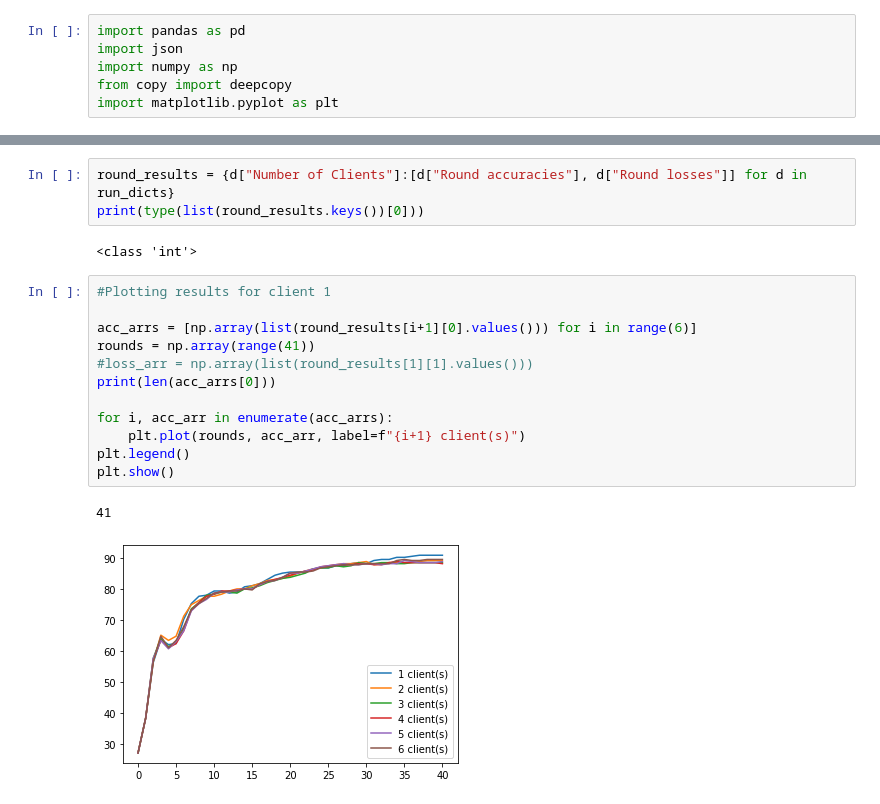
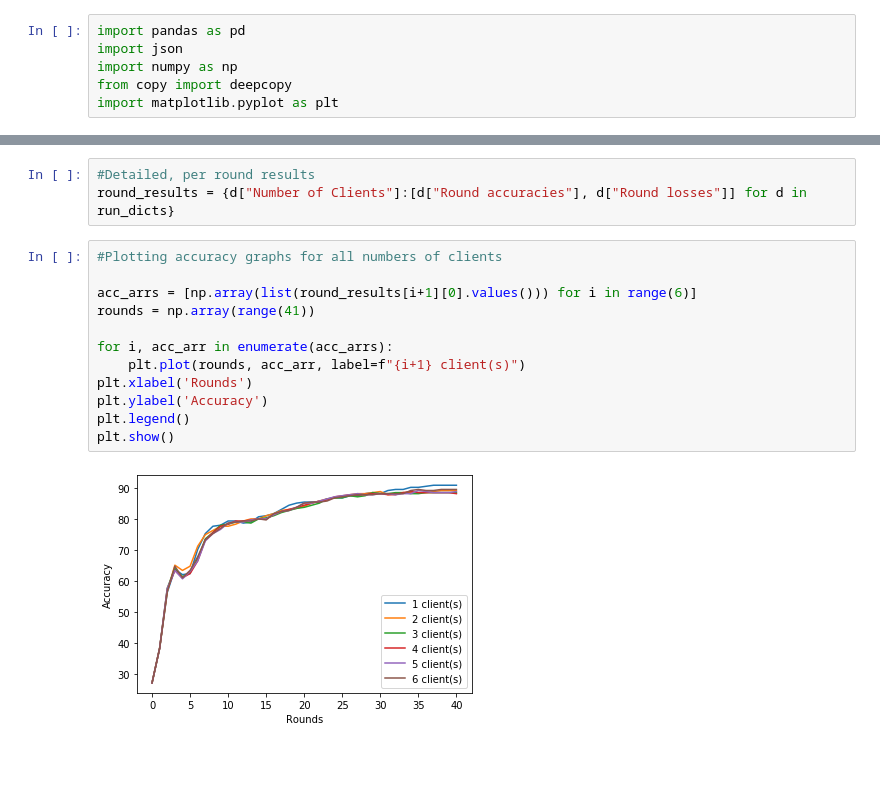
Before and after one commit to StatCan/UN-PML-Pilot, a Jupyter notebook: benchmark/central_model/benchmark_results.ipynb, the cells around one changed output, grey strips where cells are left out. Drawn from its saved outputs; the diff is of its cells as text; blank space fills up the shorter version.

Commit message:
'benchmark' results

```diff
--- a/benchmark/central_model/benchmark_results.ipynb
+++ b/benchmark/central_model/benchmark_results.ipynb
@@ -19,20 +37,17 @@ summary_df = pd.DataFrame(run_summaries)
 # %%
+#Detailed, per round results
 round_results = {d["Number of Clients"]:[d["Round accuracies"], d["Round losses"]] for d in run_dicts}
-print(type(list(round_results.keys())[0]))
-# %% [output]
-<class 'int'>
 # %%
-#Plotting results for client 1
+#Plotting accuracy graphs for all numbers of clients
 
 acc_arrs = [np.array(list(round_results[i+1][0].values())) for i in range(6)]
 rounds = np.array(range(41))
-#loss_arr = np.array(list(round_results[1][1].values()))
-print(len(acc_arrs[0]))
 
 for i, acc_arr in enumerate(acc_arrs):
     plt.plot(rounds, acc_arr, label=f"{i+1} client(s)")
+plt.xlabel('Rounds')
+plt.ylabel('Accuracy')
 plt.legend()
 plt.show()
 # %% [output]
-41
-[figure, old version]
+[figure, new version]
```
Also changed, not shown: parts of 4 cells of this notebook, 25 other files.
